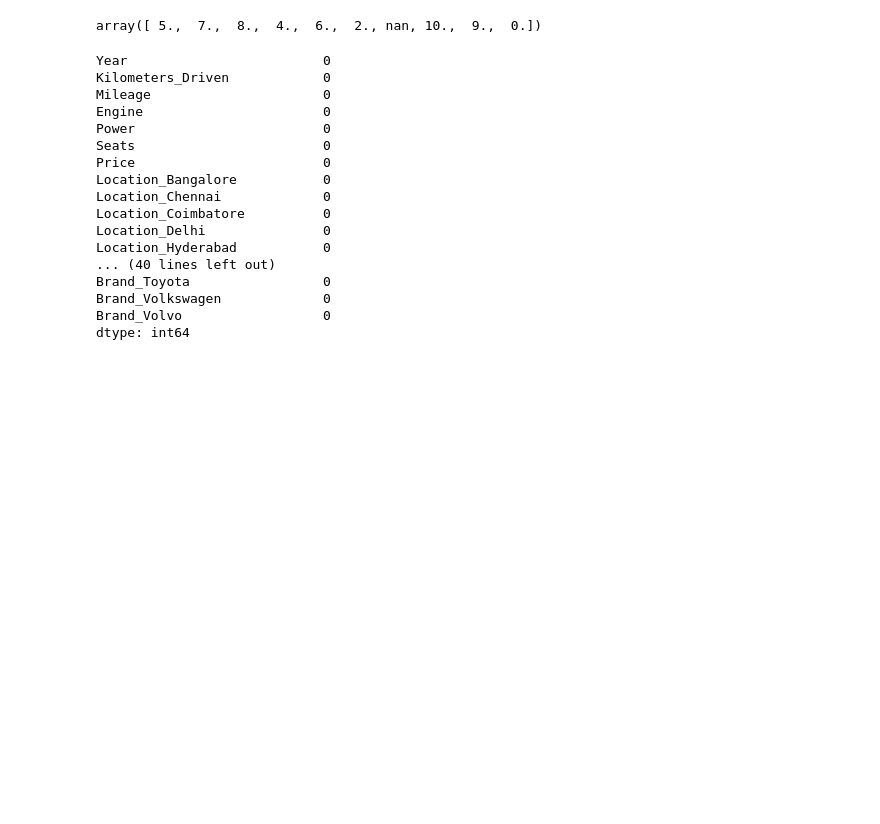
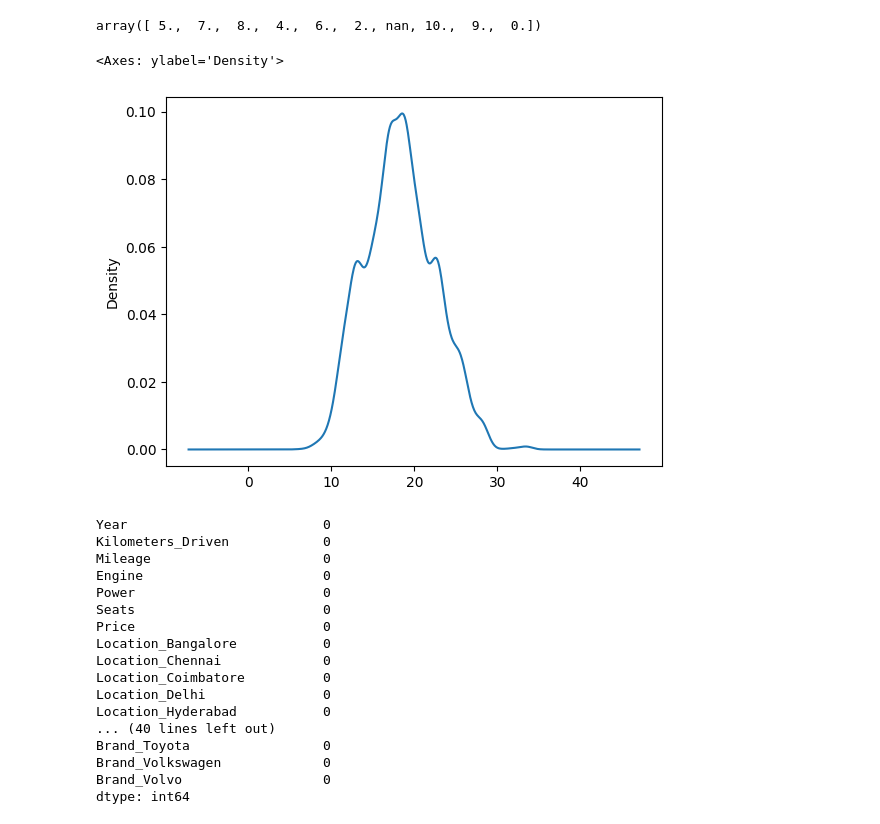
Before and after one commit to Devjith-P/Machine-Learning, a Jupyter notebook: Data Preprocessing/car_price.ipynb, the cells around one changed output. Cells and saved outputs as stored; diff of their text form; code cells hidden in the pictures; blank space fills up the shorter version.

```diff
--- a/Data Preprocessing/car_price.ipynb
+++ b/Data Preprocessing/car_price.ipynb
@@ -462,6 +462,11 @@ array([ 58.16 , 126.2  ,  88.7  ,  88.76 , 140.8  ,  55.2  ,  63.1  ,
 df_1['Seats'].unique()
 # %% [output]
 array([ 5.,  7.,  8.,  4.,  6.,  2., nan, 10.,  9.,  0.])
+# %%
+df_1['Mileage'].plot(kind='kde')
+# %% [output]
+<Axes: ylabel='Density'>
+[figure, added]
 # %%
 df_1['Mileage'] = df_1['Mileage'].fillna(df_1['Mileage'].mean())
 df_1['Engine'] = df_1['Engine'].fillna(df_1['Engine'].mode()[0])
```
Also changed, not shown: parts of 3 cells of this notebook, 5 other files.
